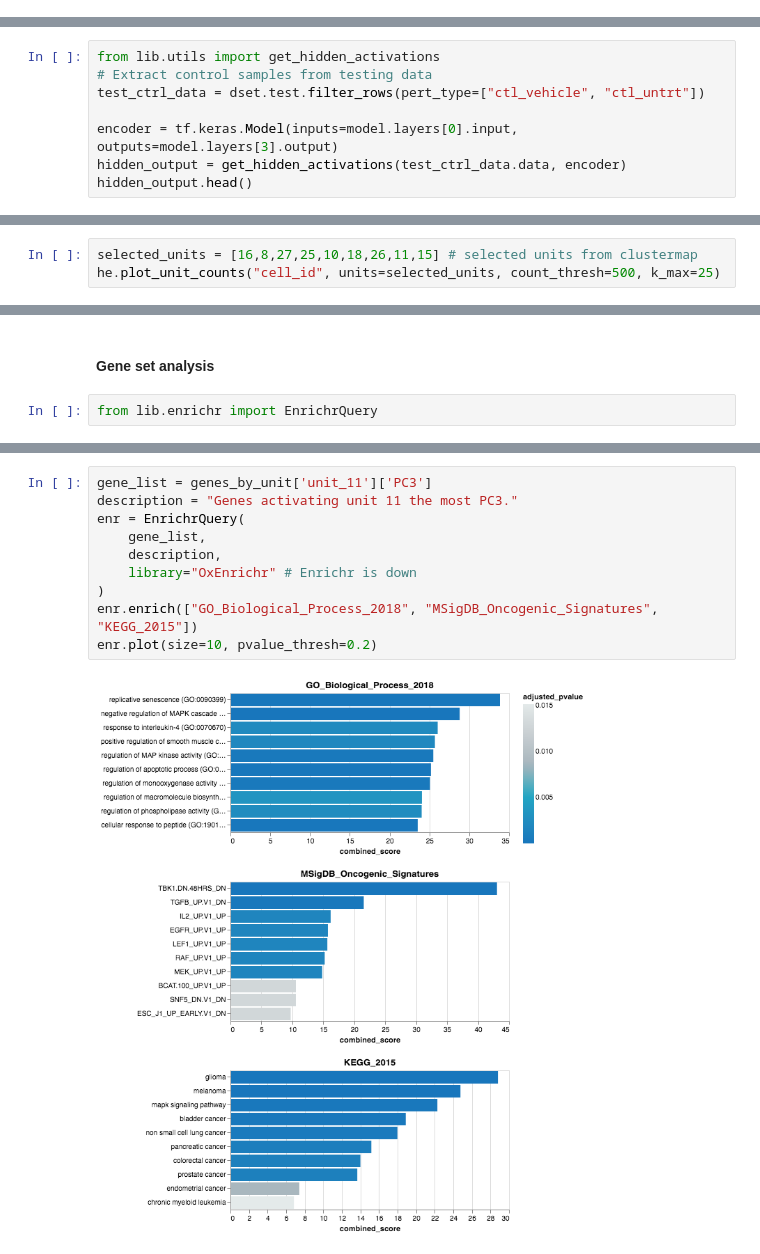
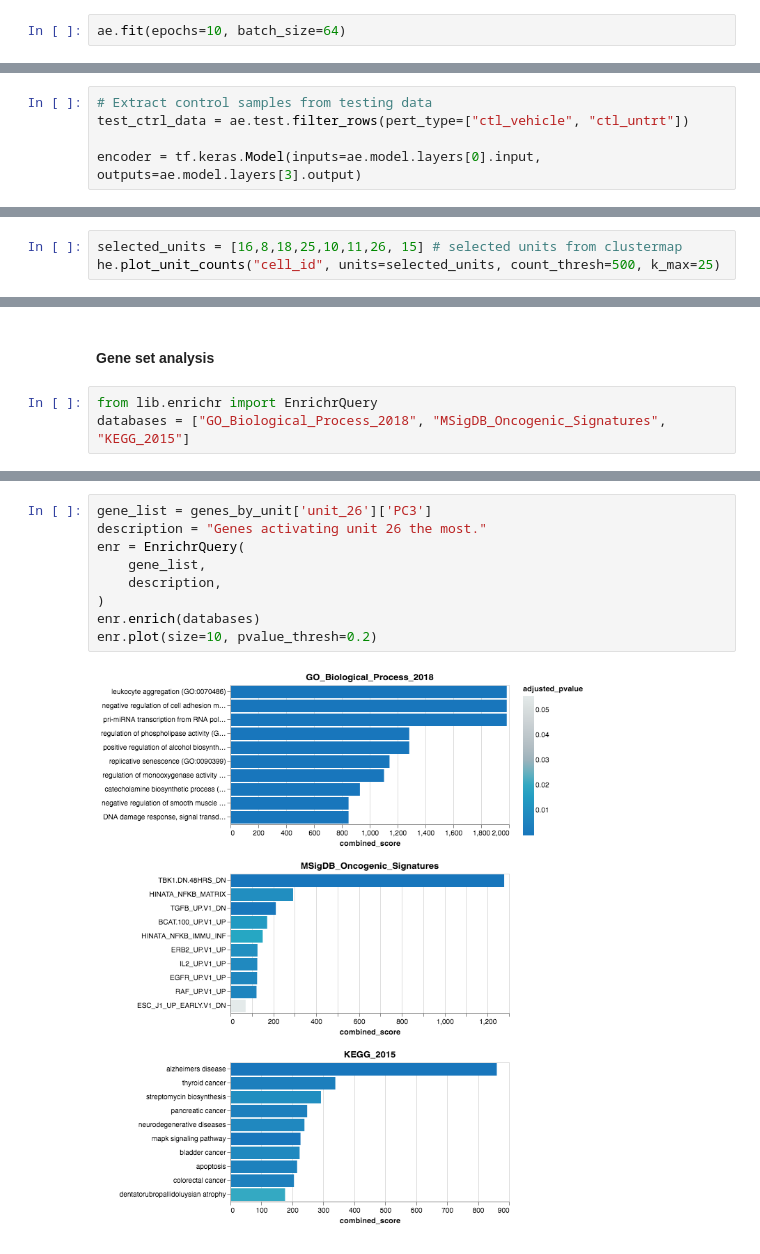
Before and after one commit to manzt/deep_lincs, a Jupyter notebook: lincs-ae.ipynb, the cells around one changed output, grey strips where cells are left out. Drawn from its saved outputs; the diff is of its cells as text.

```diff
--- a/lincs-ae.ipynb
+++ b/lincs-ae.ipynb
@@ -137,0 +97,2 @@ Epoch 10/10
+# %%
+ae.fit(epochs=10, batch_size=64)
@@ -144,10 +130,7 @@ loss: [0.0046902789467423945, 0.99364763, 0.9149876]
 # %% [markdown]
 #### Examine hidden output for control samples
 # %%
-from lib.utils import get_hidden_activations
 # Extract control samples from testing data
-test_ctrl_data = dset.test.filter_rows(pert_type=["ctl_vehicle", "ctl_untrt"])
+test_ctrl_data = ae.test.filter_rows(pert_type=["ctl_vehicle", "ctl_untrt"])
 
-encoder = tf.keras.Model(inputs=model.layers[0].input, outputs=model.layers[3].output)
-hidden_output = get_hidden_activations(test_ctrl_data.data, encoder)
-hidden_output.head()
+encoder = tf.keras.Model(inputs=ae.model.layers[0].input, outputs=ae.model.layers[3].output)
@@ -189,4 +163,4 @@ he.plot_unit_counts("pert_type", units=[24], count_thresh=500, k_max=50)
 # %%
-selected_units = [16,8,27,25,10,18,26,11,15] # selected units from clustermap
+selected_units = [16,8,18,25,10,11,26, 15] # selected units from clustermap
 he.plot_unit_counts("cell_id", units=selected_units, count_thresh=500, k_max=25)
 # %% [output]
@@ -197,6 +171,7 @@ genes_by_unit = he.get_genes_by_unit("cell_id", units=selected_units, count_thre
 #### Gene set analysis
 # %%
 from lib.enrichr import EnrichrQuery
+databases = ["GO_Biological_Process_2018", "MSigDB_Oncogenic_Signatures", "KEGG_2015"]
 # %%
 gene_list = genes_by_unit['unit_16']['VCAP']
 description = "Genes activating unit 16 the most."
@@ -212,12 +197,11 @@ enr.plot(size=10, pvalue_thresh=0.2)
 # %%
-gene_list = genes_by_unit['unit_11']['PC3']
-description = "Genes activating unit 11 the most PC3."
+gene_list = genes_by_unit['unit_26']['PC3']
+description = "Genes activating unit 26 the most."
 enr = EnrichrQuery(
     gene_list,
     description,
-    library="OxEnrichr" # Enrichr is down
 )
-enr.enrich(["GO_Biological_Process_2018", "MSigDB_Oncogenic_Signatures", "KEGG_2015"])
+enr.enrich(databases)
 enr.plot(size=10, pvalue_thresh=0.2)
 # %% [output]
-[figure, old version]
+[figure, new version]
```
Also changed, not shown: parts of 13 cells of this notebook.
